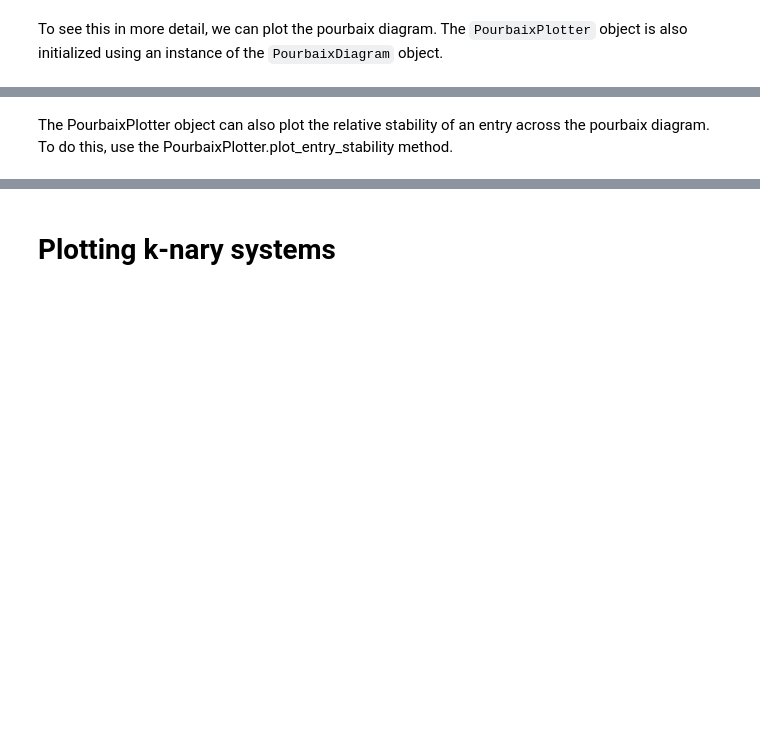
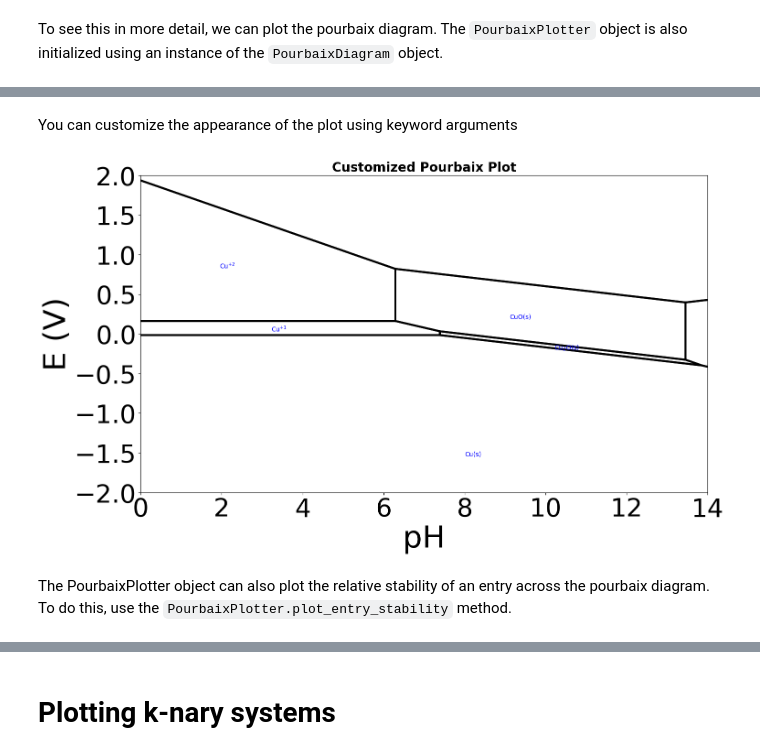
Before and after one commit to materialsvirtuallab/matgenb, a Jupyter notebook: notebooks/2017-12-15-Plotting a Pourbaix Diagram.ipynb, the cells around one changed output, grey strips where cells are left out. Cells and saved outputs as stored; diff of their text form; code cells hidden in the pictures; blank space fills up the shorter version.

Commit message:
update Pourbaix NBs with new API and manual steps

```diff
--- a/notebooks/2017-12-15-Plotting a Pourbaix Diagram.ipynb
+++ b/notebooks/2017-12-15-Plotting a Pourbaix Diagram.ipynb
@@ -60,5 +68,17 @@ plotter.get_pourbaix_plot().show()
+# %% [markdown]
+You can customize the appearance of the plot using keyword arguments
+# %%
+plotter.get_pourbaix_plot(limits=[[0,14], [-2,2]], # pH and E limits
+                          title="Customized Pourbaix Plot",
+                            label_domains=True, # set True to label phases
+                            label_fontsize=10, # font size for the phase labels
+                            show_neutral_axes=False, # show or hide axes at pH=0, E=0
+                            show_water_lines=False, # show or hide lines for water stability
+).show()
+# %% [output]
+[figure, added]
 # %% [markdown]
-The PourbaixPlotter object can also plot the relative stability of an entry across the pourbaix diagram.  To do this, use the PourbaixPlotter.plot_entry_stability method.
+The PourbaixPlotter object can also plot the relative stability of an entry across the pourbaix diagram.  To do this, use the `PourbaixPlotter.plot_entry_stability` method.
 # %%
 plt = plotter.plot_entry_stability(entry)
 plt.show()
```
Also changed, not shown: parts of 19 cells of this notebook, 1 other file.
